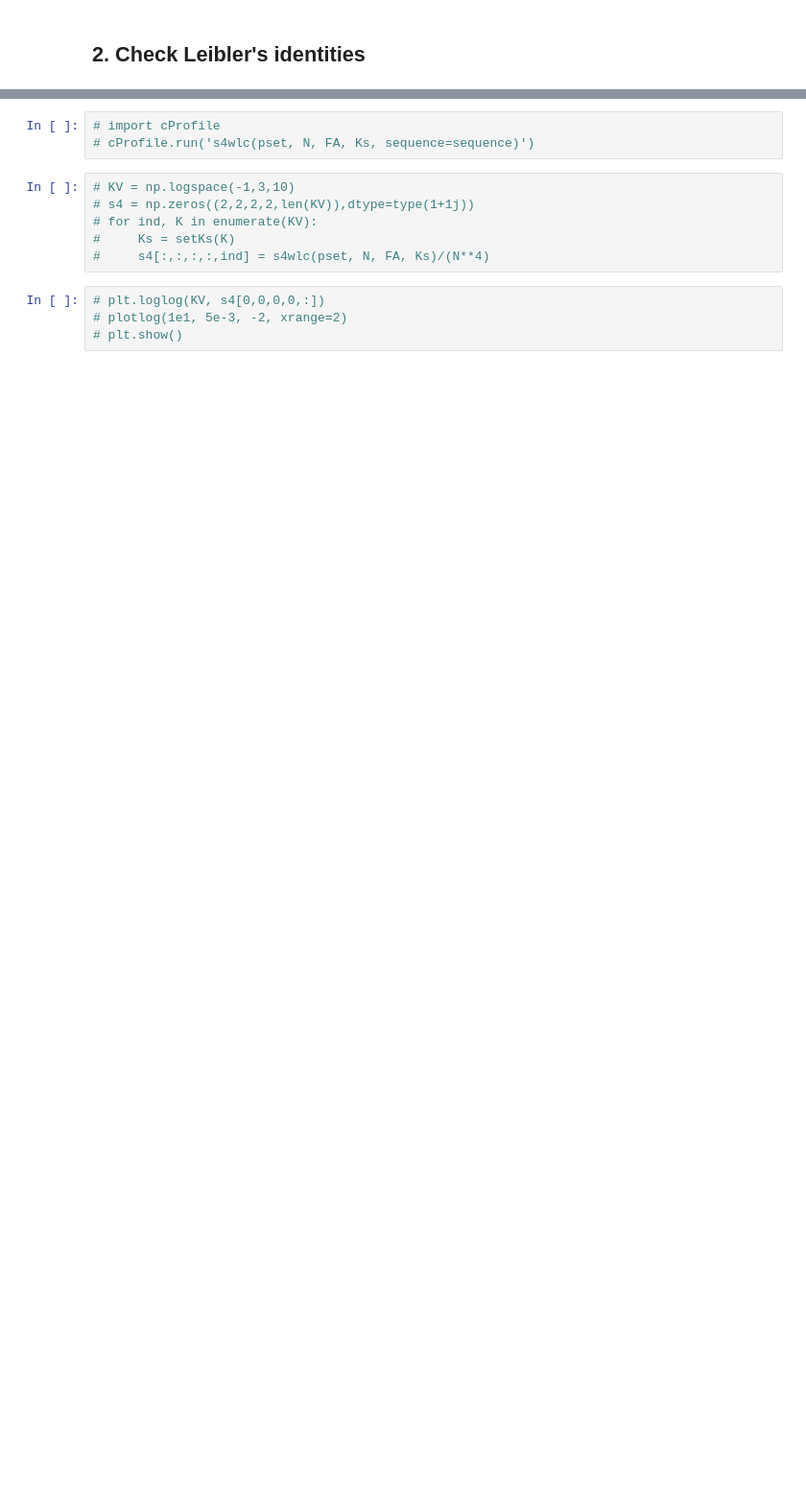
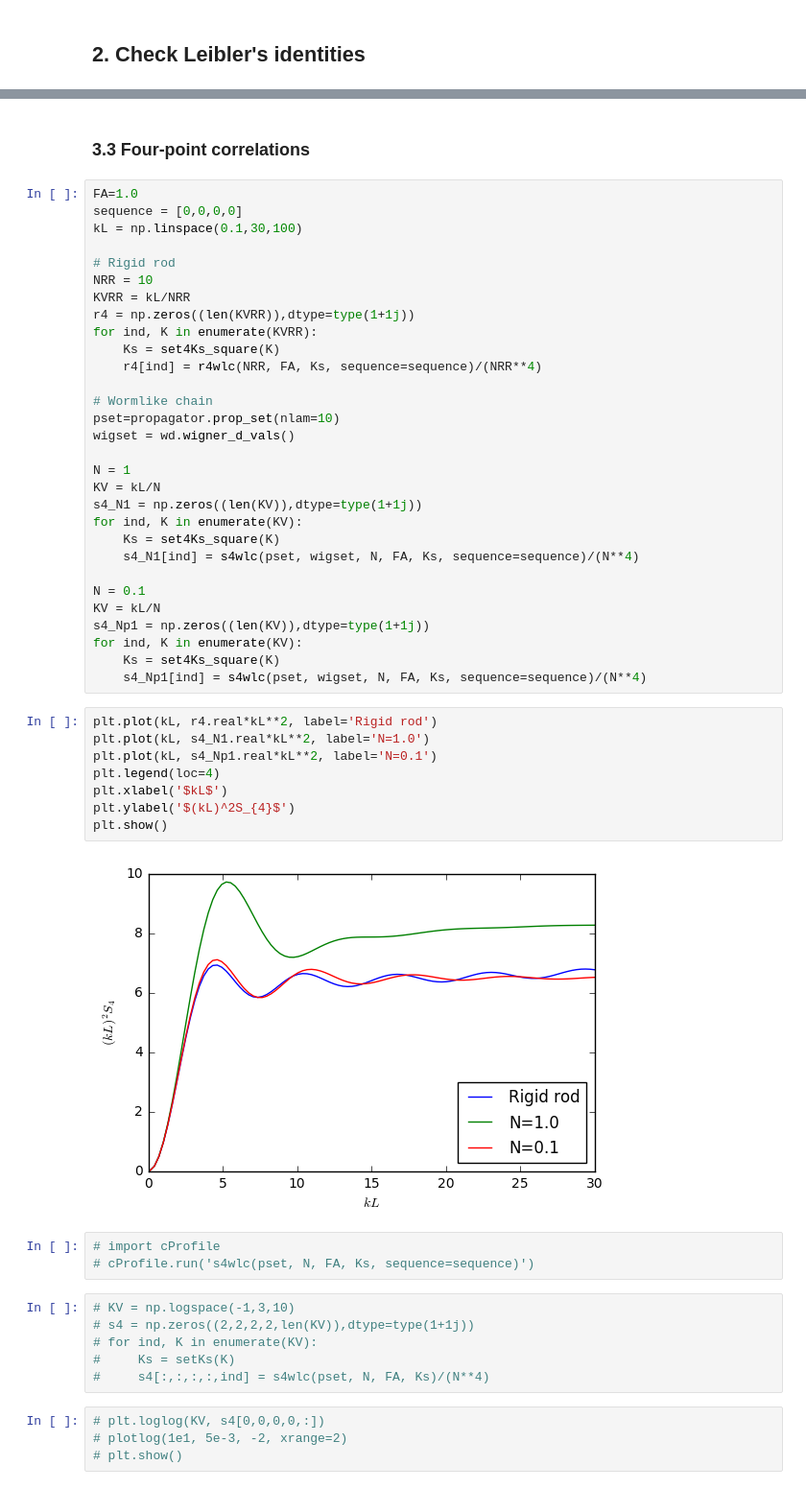
Before and after one commit to qmacAstanford/MultiPointCalculation, a Jupyter notebook: TestCORRcalc.ipynb, the cells around one changed output, grey strips where cells are left out. Shown at 96% size. Saved outputs shown, nothing was run; the diff lists cells and outputs as text; blank space fills up the shorter version.

```diff
--- a/TestCORRcalc.ipynb
+++ b/TestCORRcalc.ipynb
@@ -161,3 +154,45 @@ print(s4wlc(pset, wigset, N, FA, k, sequence=[0, 1, 0, 1]))
+# %% [markdown]
+### 3.3 Four-point correlations
+# %%
+FA=1.0
+sequence = [0,0,0,0]
+kL = np.linspace(0.1,30,100)
+
+# Rigid rod
+NRR = 10
+KVRR = kL/NRR
+r4 = np.zeros((len(KVRR)),dtype=type(1+1j))
+for ind, K in enumerate(KVRR):
+    Ks = set4Ks_square(K)
+    r4[ind] = r4wlc(NRR, FA, Ks, sequence=sequence)/(NRR**4)
+
+# Wormlike chain
+pset=propagator.prop_set(nlam=10)
+wigset = wd.wigner_d_vals()
+
+N = 1
+KV = kL/N
+s4_N1 = np.zeros((len(KV)),dtype=type(1+1j))
+for ind, K in enumerate(KV):
+    Ks = set4Ks_square(K)
+    s4_N1[ind] = s4wlc(pset, wigset, N, FA, Ks, sequence=sequence)/(N**4)
+
+N = 0.1
+KV = kL/N
+s4_Np1 = np.zeros((len(KV)),dtype=type(1+1j))
+for ind, K in enumerate(KV):
+    Ks = set4Ks_square(K)
+    s4_Np1[ind] = s4wlc(pset, wigset, N, FA, Ks, sequence=sequence)/(N**4)
+# %%
+plt.plot(kL, r4.real*kL**2, label='Rigid rod')
+plt.plot(kL, s4_N1.real*kL**2, label='N=1.0')
+plt.plot(kL, s4_Np1.real*kL**2, label='N=0.1')
+plt.legend(loc=4)
+plt.xlabel('$kL$')
+plt.ylabel('$(kL)^2S_{4}$')
+plt.show()
+# %% [output]
+[figure, added]
 # %%
 # import cProfile
 # cProfile.run('s4wlc(pset, N, FA, Ks, sequence=sequence)')
```
Also changed, not shown: parts of 36 cells of this notebook, 5 other files.
